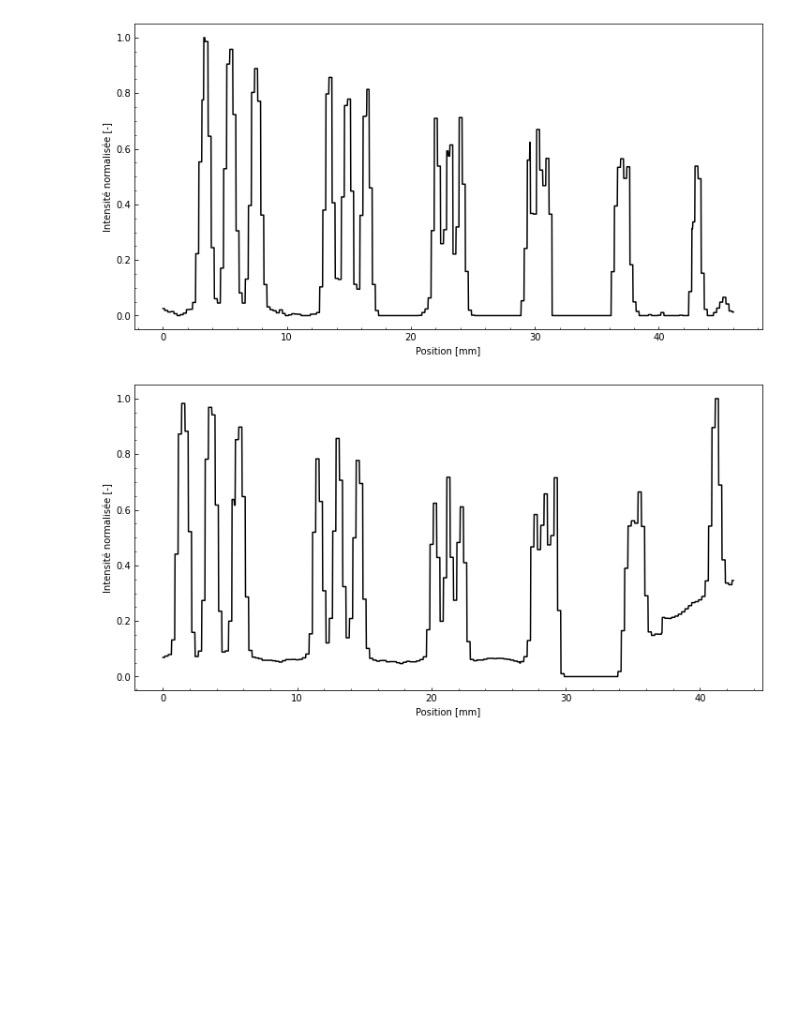
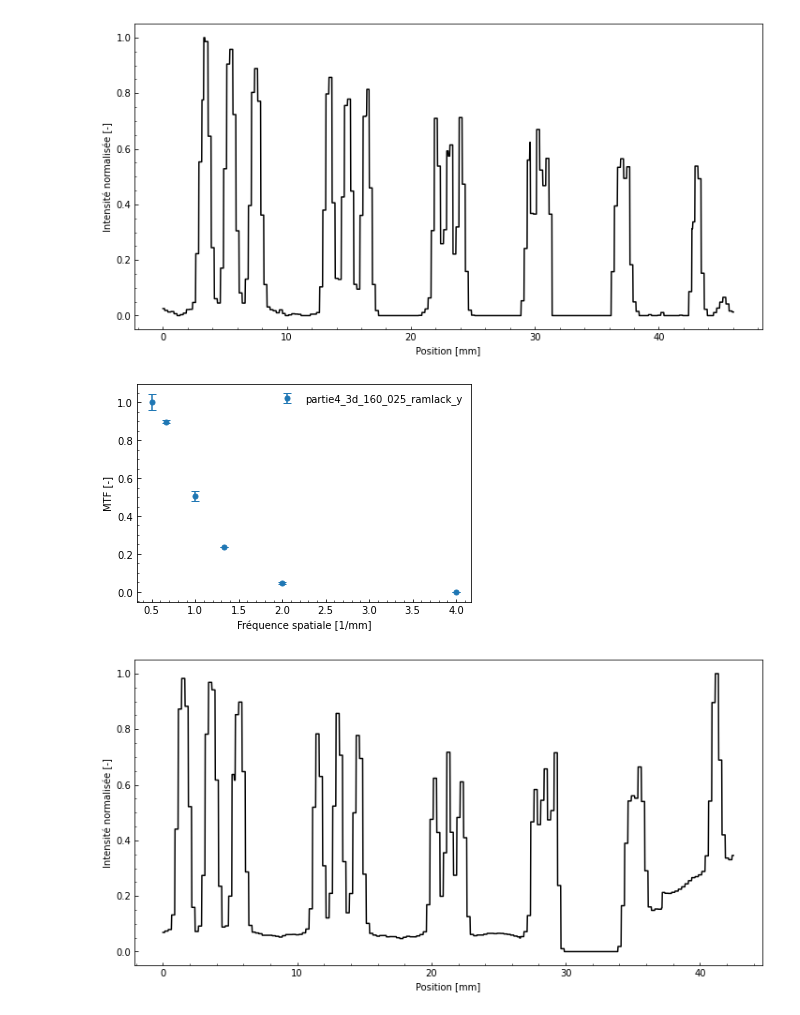
Before and after one commit to felixantoine1/labV_projet, a Jupyter notebook: analyse_partie4.ipynb, the cells around one changed output. Saved outputs shown, nothing was run; the diff lists cells and outputs as text; code cells hidden in the pictures; blank space fills up the shorter version.

```diff
--- a/analyse_partie4.ipynb
+++ b/analyse_partie4.ipynb
@@ -325,8 +361,25 @@ mtf_groupe_4_partie4_3d_160_025_ramlack_y = MTF(intensity_max_groupe_4_partie4_3
 intensity_max_groupe_5_partie4_3d_160_025_ramlack_y = mean_intensy_final(intensity_max_partie4_3d_160_025_ramlack_y,[12,13])
 intensity_min_groupe_5_partie4_3d_160_025_ramlack_y = mean_intensy_final(intensity_min_partie4_3d_160_025_ramlack_y,[8])
 mtf_groupe_5_partie4_3d_160_025_ramlack_y = MTF(intensity_max_groupe_5_partie4_3d_160_025_ramlack_y,intensity_min_groupe_5_partie4_3d_160_025_ramlack_y)
+
+mtfs_partie4_3d_160_025_ramlack_y = normalise_1d([mtf_groupe_1_partie4_3d_160_025_ramlack_y[0] , mtf_groupe_2_partie4_3d_160_025_ramlack_y[0], mtf_groupe_3_partie4_3d_160_025_ramlack_y[0],
+                                     mtf_groupe_4_partie4_3d_160_025_ramlack_y[0], mtf_groupe_5_partie4_3d_160_025_ramlack_y[0],0])
+std_mtfs_partie4_3d_160_025_ramlack_y = [mtf_groupe_1_partie4_3d_160_025_ramlack_y[1] , mtf_groupe_2_partie4_3d_160_025_ramlack_y[1], mtf_groupe_3_partie4_3d_160_025_ramlack_y[1],
+                                     mtf_groupe_4_partie4_3d_160_025_ramlack_y[1], mtf_groupe_5_partie4_3d_160_025_ramlack_y[1],0]
 # %% [output]
 [figure]
+# %%
+x_scale = [1/2, 1/1.5, 1 ,1/0.75,1/0.50,1/0.25]
+mpl.errorbar(x_scale, mtfs_partie4_3d_160_025_ramlack_y, yerr=std_mtfs_partie4_3d_160_025_ramlack_y, fmt='o', capsize=4, markersize=5, linestyle='', label='partie4_3d_160_025_ramlack_y')
+mpl.ylabel("MTF [-]")
+mpl.xlabel("Fréquence spatiale [1/mm]")
+mpl.legend(frameon=False)
+mpl.tick_params(axis='both', which='both', direction='in')
+mpl.minorticks_on()
+
+mpl.show()
+# %% [output]
+[figure, added]
 # %%
 figure_plot_p4(partie4_3d_320_025_dia050_y)
 
```
Also changed, not shown: parts of 17 cells of this notebook.
